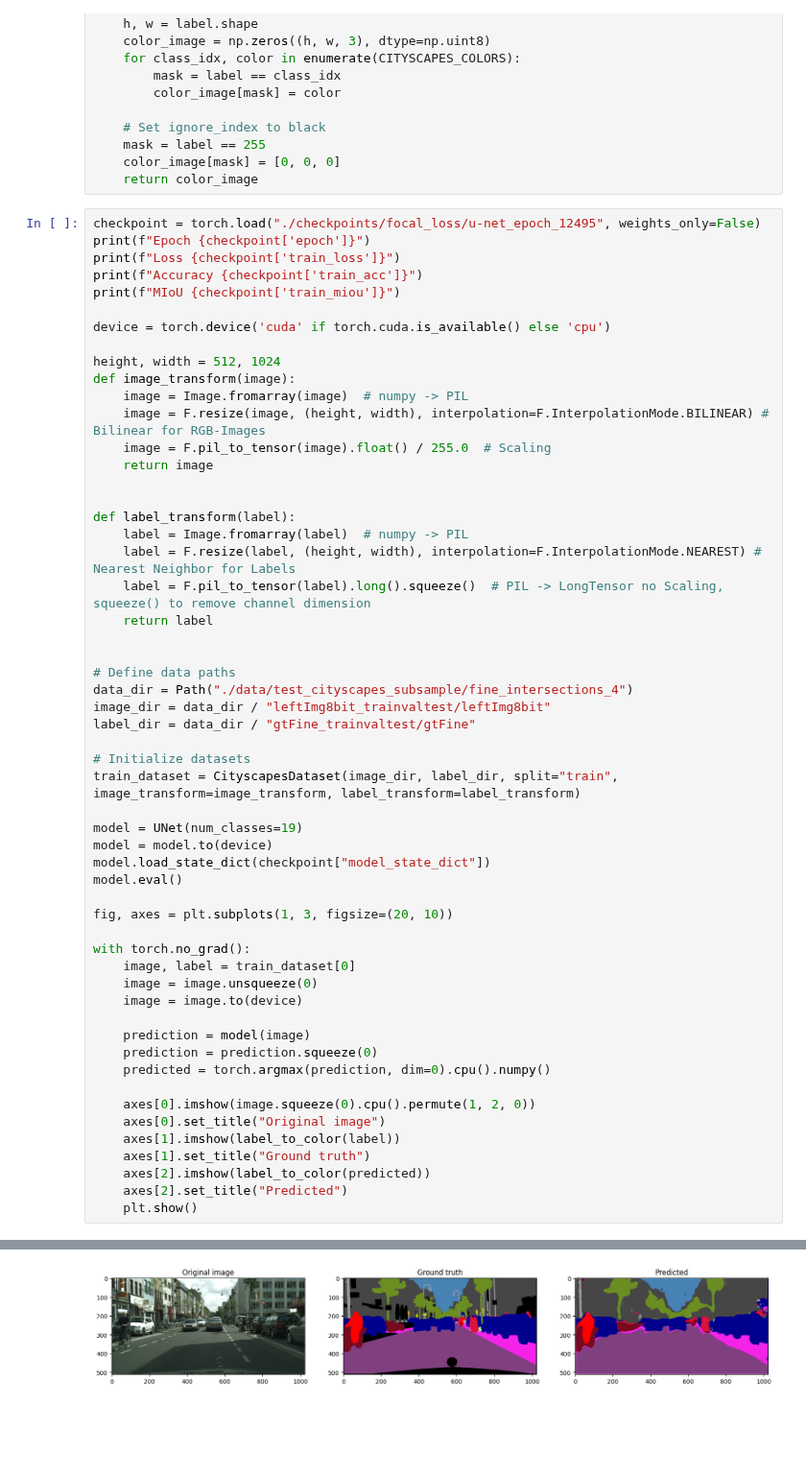
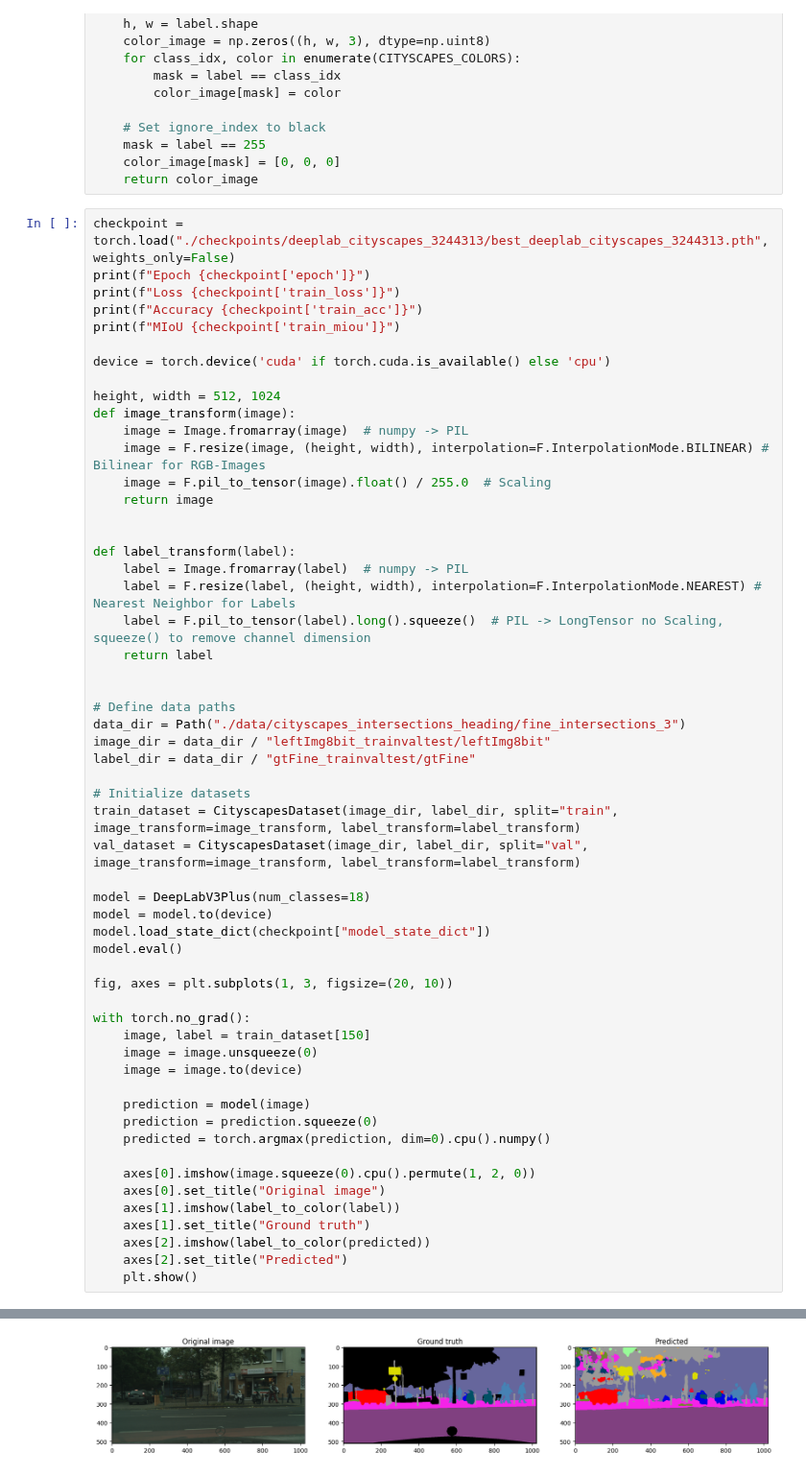
Before and after one commit to lucauhl/Semantic-Segmentation-Traffic-Scenes, a Jupyter notebook: inference_example.ipynb, the cells around one changed output, grey strips where cells are left out. Shown at 96% size. Saved outputs shown, nothing was run; the diff lists cells and outputs as text; blank space fills up the shorter version.

Commit message:
inference for deeplab run with augmentations and scheduler

```diff
--- a/inference_example.ipynb
+++ b/inference_example.ipynb
@@ -48,7 +57,7 @@ def label_to_color(label):
     color_image[mask] = [0, 0, 0]
     return color_image
 # %%
-checkpoint = torch.load("./checkpoints/focal_loss/u-net_epoch_12495", weights_only=False)
+checkpoint = torch.load("./checkpoints/deeplab_cityscapes_3244313/best_deeplab_cityscapes_3244313.pth", weights_only=False)
 print(f"Epoch {checkpoint['epoch']}")
 print(f"Loss {checkpoint['train_loss']}")
 print(f"Accuracy {checkpoint['train_acc']}")
@@ -72,14 +81,15 @@ def label_transform(label):
 
 
 # Define data paths
-data_dir = Path("./data/test_cityscapes_subsample/fine_intersections_4")
+data_dir = Path("./data/cityscapes_intersections_heading/fine_intersections_3")
 image_dir = data_dir / "leftImg8bit_trainvaltest/leftImg8bit"
 label_dir = data_dir / "gtFine_trainvaltest/gtFine"
 
 # Initialize datasets
 train_dataset = CityscapesDataset(image_dir, label_dir, split="train", image_transform=image_transform, label_transform=label_transform)
+val_dataset = CityscapesDataset(image_dir, label_dir, split="val", image_transform=image_transform, label_transform=label_transform)
 
-model = UNet(num_classes=19)
+model = DeepLabV3Plus(num_classes=18)
 model = model.to(device)
 model.load_state_dict(checkpoint["model_state_dict"])
 model.eval()
@@ -87,7 +97,7 @@ model.eval()
 fig, axes = plt.subplots(1, 3, figsize=(20, 10))
 
 with torch.no_grad():
-    image, label = train_dataset[0]
+    image, label = train_dataset[150]
     image = image.unsqueeze(0)
     image = image.to(device)
 
@@ -110 +120 @@ MIoU 0.5669728846160432
-[figure, old version]
+[figure, new version]
```
Also changed, not shown: parts of 2 cells of this notebook, 2 other files.
